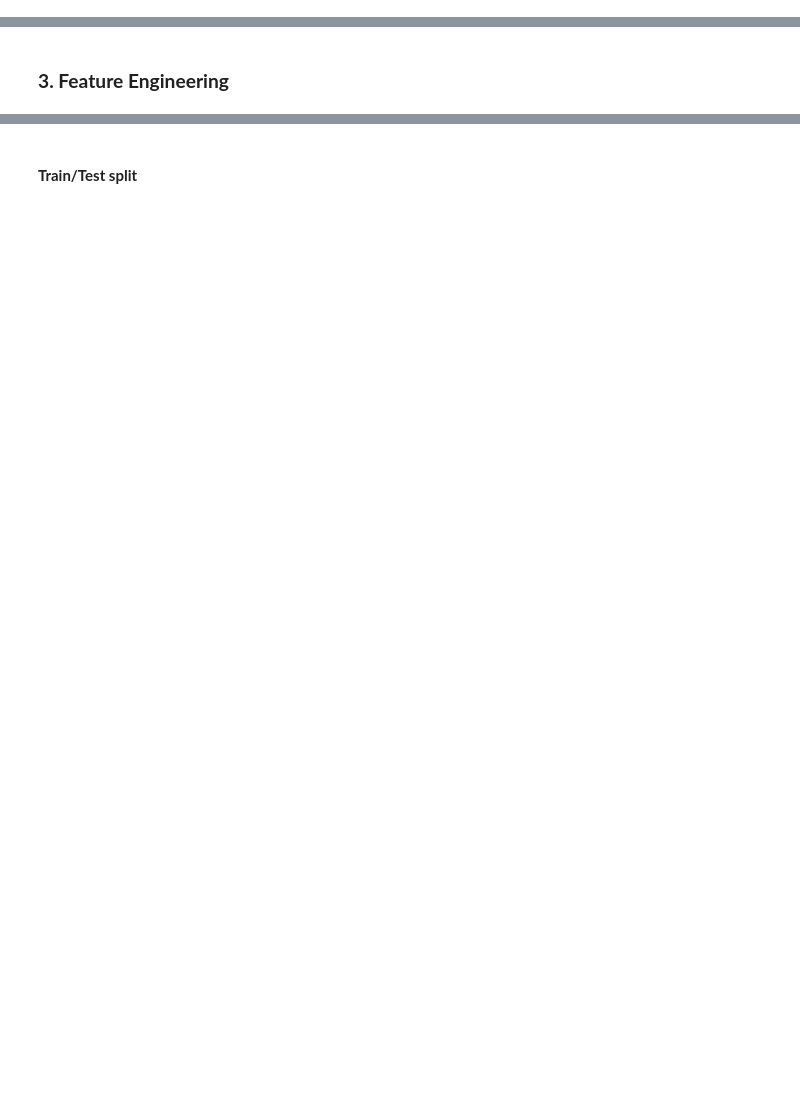
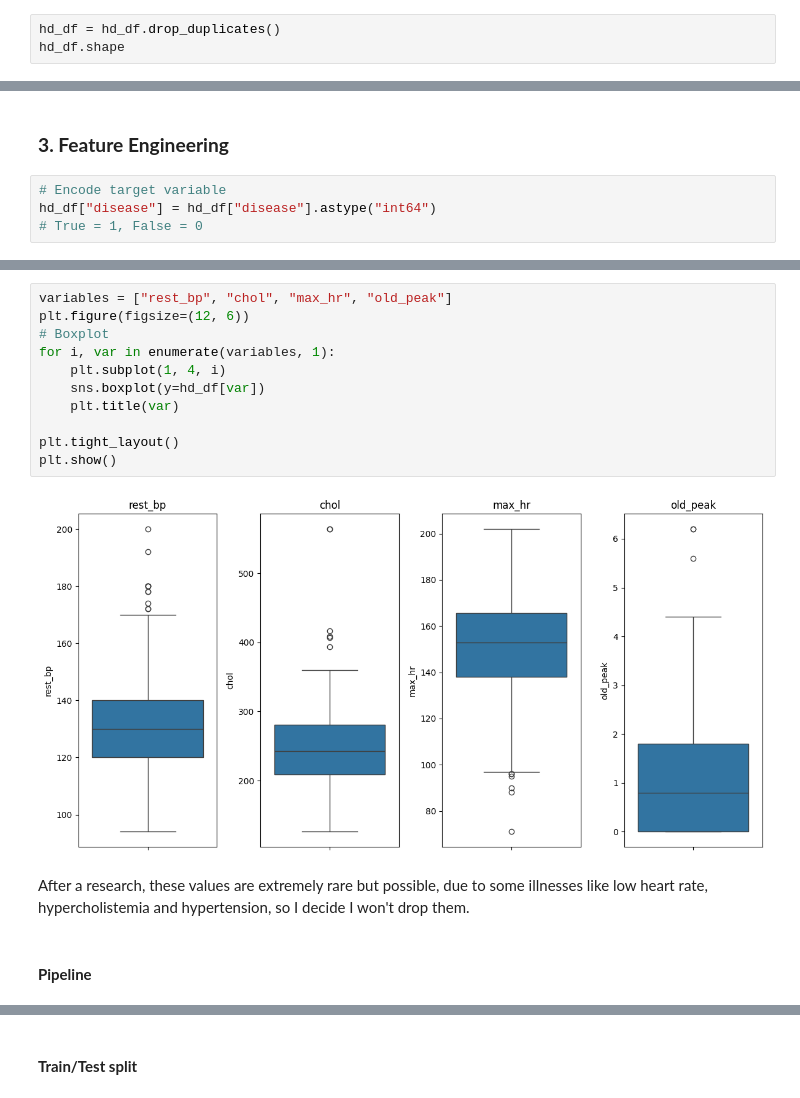
Before and after one commit to simon2326/Heart-disease, a Jupyter notebook: FeatureEngineering.ipynb, the cells around one changed output, grey strips where cells are left out. Cells and saved outputs as stored; diff of their text form; blank space fills up the shorter version.

```diff
--- a/FeatureEngineering.ipynb
+++ b/FeatureEngineering.ipynb
@@ -71,0 +100,3 @@ memory usage: 422.0 KB
+# %%
+hd_df = hd_df.drop_duplicates()
+hd_df.shape
@@ -72,2 +126,6 @@ memory usage: 422.0 KB
 # %% [markdown]
 ### **3. Feature Engineering**
+# %%
+# Encode target variable
+hd_df["disease"] = hd_df["disease"].astype("int64")
+# True = 1, False = 0
@@ -73,0 +157,17 @@ memory usage: 422.0 KB
+# %%
+variables = ["rest_bp", "chol", "max_hr", "old_peak"]
+plt.figure(figsize=(12, 6))
+# Boxplot
+for i, var in enumerate(variables, 1):
+    plt.subplot(1, 4, i)
+    sns.boxplot(y=hd_df[var])
+    plt.title(var)
+
+plt.tight_layout()
+plt.show()
+# %% [output]
+[figure, added]
+# %% [markdown]
+After a research, these values are extremely rare but possible, due to some illnesses like low heart rate, hypercholistemia and hypertension, so I decide I won't drop them.
+# %% [markdown]
+#### **Pipeline**
```
Also changed, not shown: parts of 25 cells of this notebook, 2 other files.
